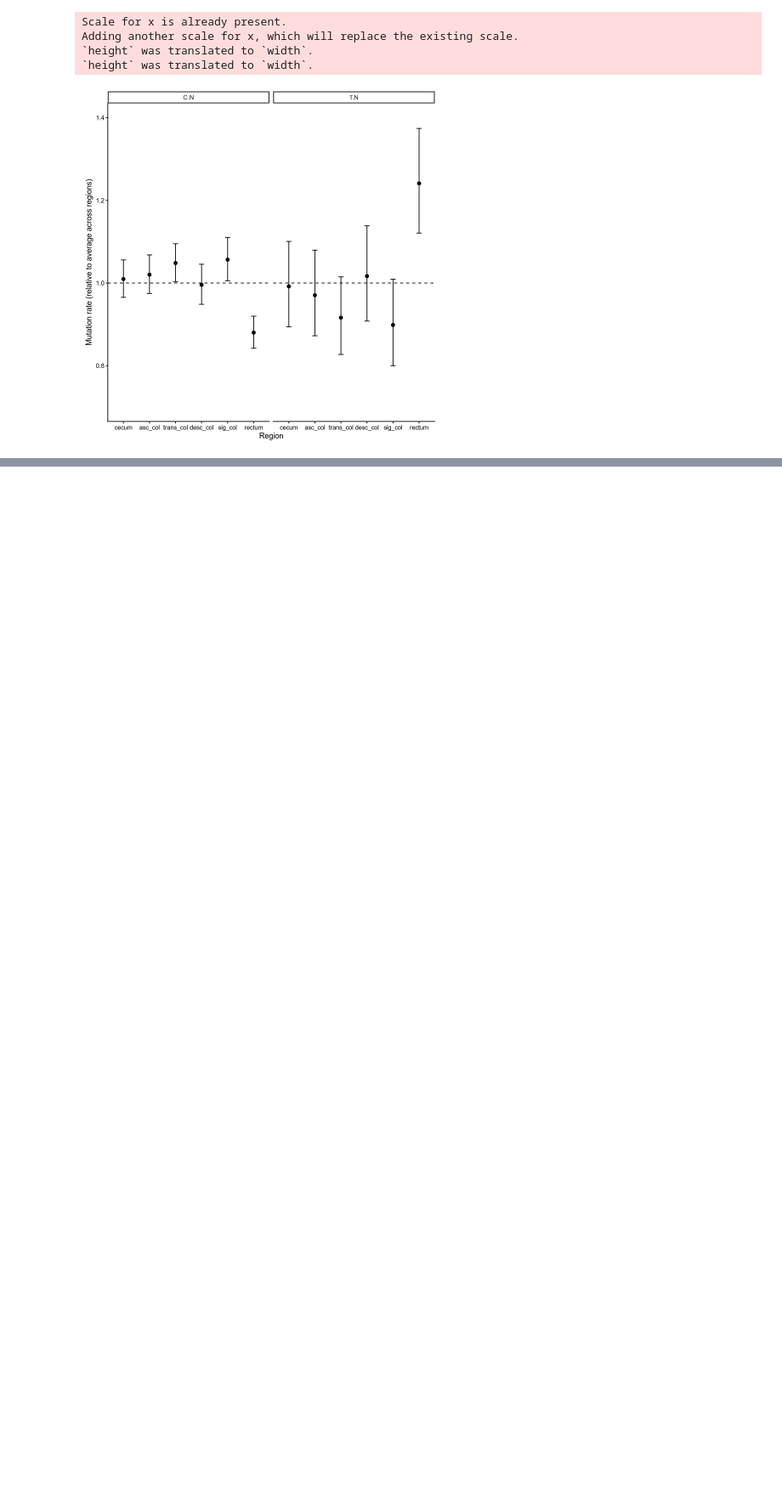
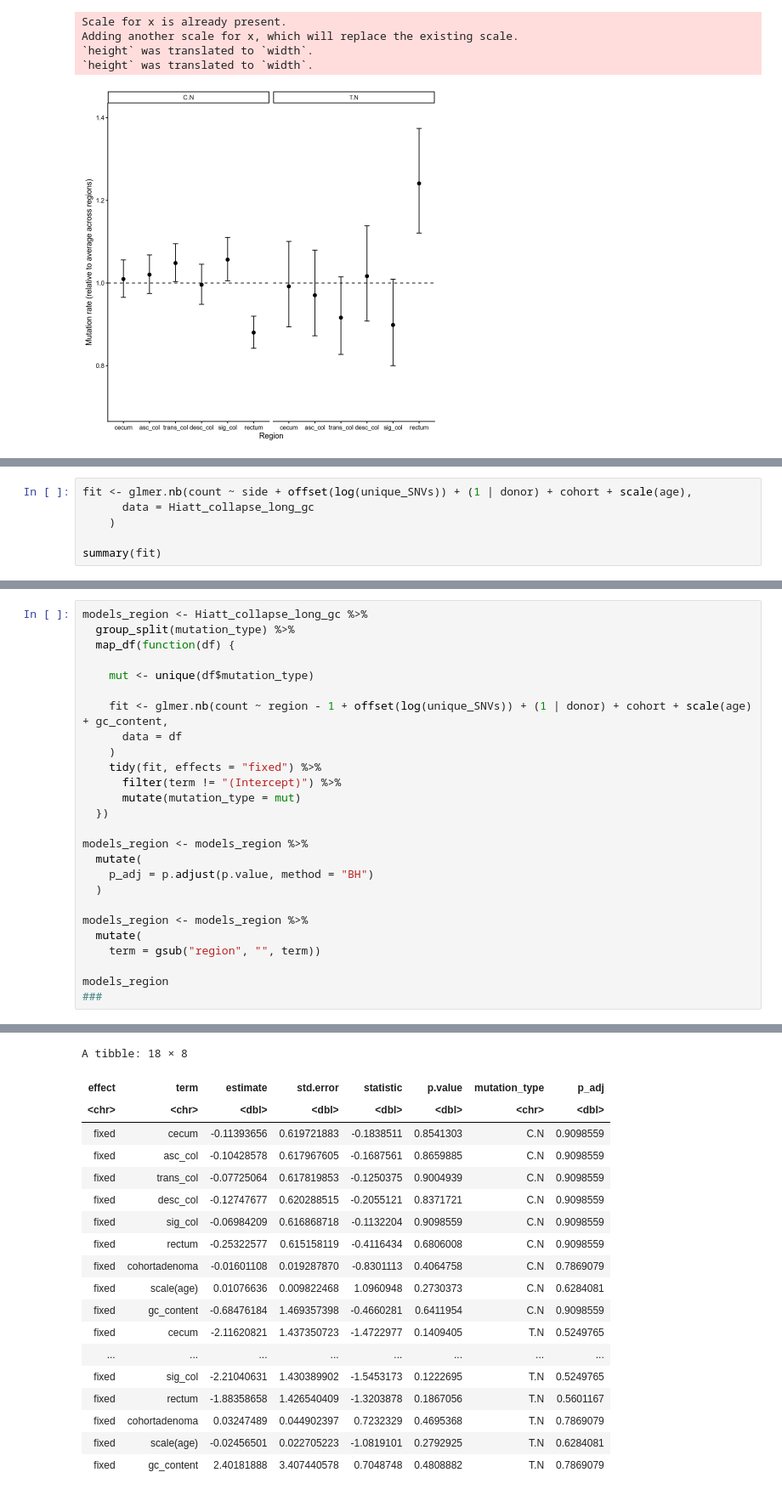
Before and after one commit to laurelhiatt/SEMIColon, a Jupyter notebook: scripts/figures/Figure2.ipynb, the cells around one changed output, grey strips where cells are left out. Shown at 85% size. Saved outputs shown, nothing was run; the diff lists cells and outputs as text; blank space fills up the shorter version.

```diff
--- a/scripts/figures/Figure2.ipynb
+++ b/scripts/figures/Figure2.ipynb
@@ -1405,0 +1430,6 @@ Adding another scale for x, which will replace the existing scale.
+# %%
+fit <- glmer.nb(count ~ side + offset(log(unique_SNVs)) + (1 | donor) + cohort + scale(age),
+      data = Hiatt_collapse_long_gc
+    )
+
+summary(fit)
@@ -1405,0 +1477,27 @@ Adding another scale for x, which will replace the existing scale.
+# %%
+models_region <- Hiatt_collapse_long_gc %>%
+  group_split(mutation_type) %>%
+  map_df(function(df) {
+
+    mut <- unique(df$mutation_type)
+
+    fit <- glmer.nb(count ~ region - 1 + offset(log(unique_SNVs)) + (1 | donor) + cohort + scale(age) + gc_content,
+      data = df
+    )
+    tidy(fit, effects = "fixed") %>%
+      filter(term != "(Intercept)") %>%
+      mutate(mutation_type = mut)
+  })
+
+models_region <- models_region %>%
+  mutate(
+    p_adj = p.adjust(p.value, method = "BH")
+  )
+
+models_region <- models_region %>%
+  mutate(
+    term = gsub("region", "", term))
+
+models_region
+###
+# %% [output]
@@ -1405,0 +1508,19 @@ Adding another scale for x, which will replace the existing scale.
+A tibble: 18 × 8
+| effect | term | estimate | std.error | statistic | p.value | mutation_type | p_adj |
+| <chr> | <chr> | <dbl> | <dbl> | <dbl> | <dbl> | <chr> | <dbl> |
+| fixed | cecum | -0.11393656 | 0.619721883 | -0.1838511 | 0.8541303 | C.N | 0.9098559 |
+| fixed | asc_col | -0.10428578 | 0.617967605 | -0.1687561 | 0.8659885 | C.N | 0.9098559 |
+| fixed | trans_col | -0.07725064 | 0.617819853 | -0.1250375 | 0.9004939 | C.N | 0.9098559 |
+| fixed | desc_col | -0.12747677 | 0.620288515 | -0.2055121 | 0.8371721 | C.N | 0.9098559 |
+| fixed | sig_col | -0.06984209 | 0.616868718 | -0.1132204 | 0.9098559 | C.N | 0.9098559 |
+| fixed | rectum | -0.25322577 | 0.615158119 | -0.4116434 | 0.6806008 | C.N | 0.9098559 |
+| fixed | cohortadenoma | -0.01601108 | 0.019287870 | -0.8301113 | 0.4064758 | C.N | 0.7869079 |
+| fixed | scale(age) | 0.01076636 | 0.009822468 | 1.0960948 | 0.2730373 | C.N | 0.6284081 |
+| fixed | gc_content | -0.68476184 | 1.469357398 | -0.4660281 | 0.6411954 | C.N | 0.9098559 |
+| fixed | cecum | -2.11620821 | 1.437350723 | -1.4722977 | 0.1409405 | T.N | 0.5249765 |
+| ... | ... | ... | ... | ... | ... | ... | ... |
+| fixed | sig_col | -2.21040631 | 1.430389902 | -1.5453173 | 0.1222695 | T.N | 0.5249765 |
+| fixed | rectum | -1.88358658 | 1.426540409 | -1.3203878 | 0.1867056 | T.N | 0.5601167 |
+| fixed | cohortadenoma | 0.03247489 | 0.044902397 | 0.7232329 | 0.4695368 | T.N | 0.7869079 |
+| fixed | scale(age) | -0.02456501 | 0.022705223 | -1.0819101 | 0.2792925 | T.N | 0.6284081 |
+| fixed | gc_content | 2.40181888 | 3.407440578 | 0.7048748 | 0.4808882 | T.N | 0.7869079 |
```
Also changed, not shown: parts of 23 cells of this notebook, 2 other files.
